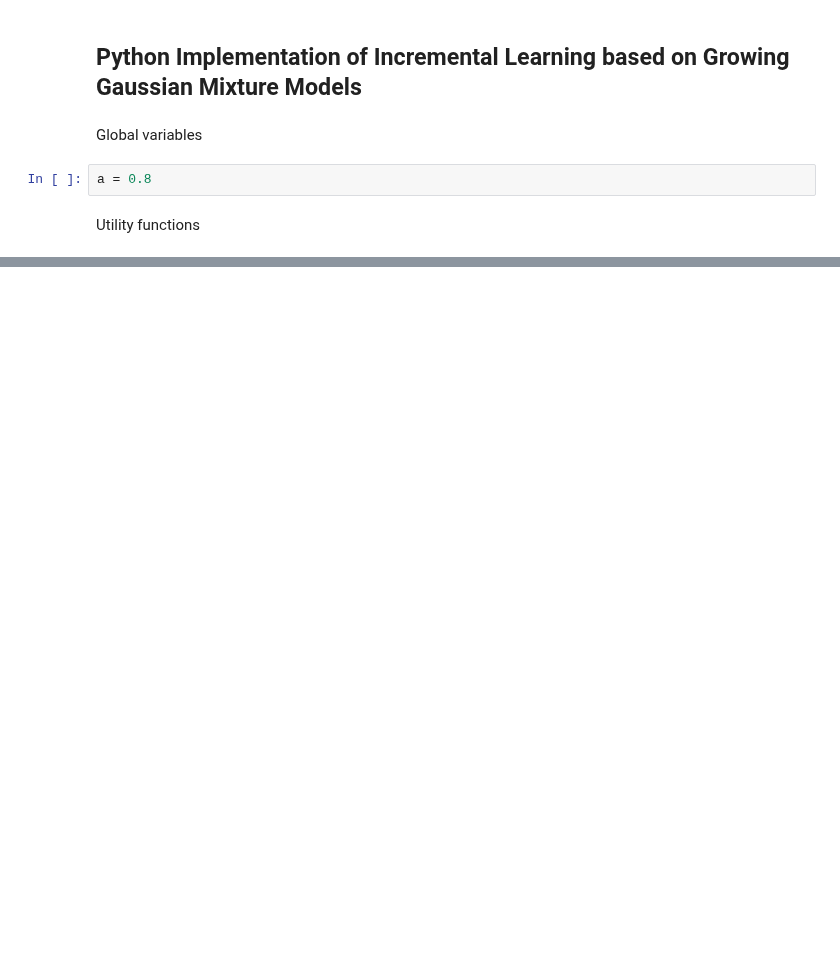
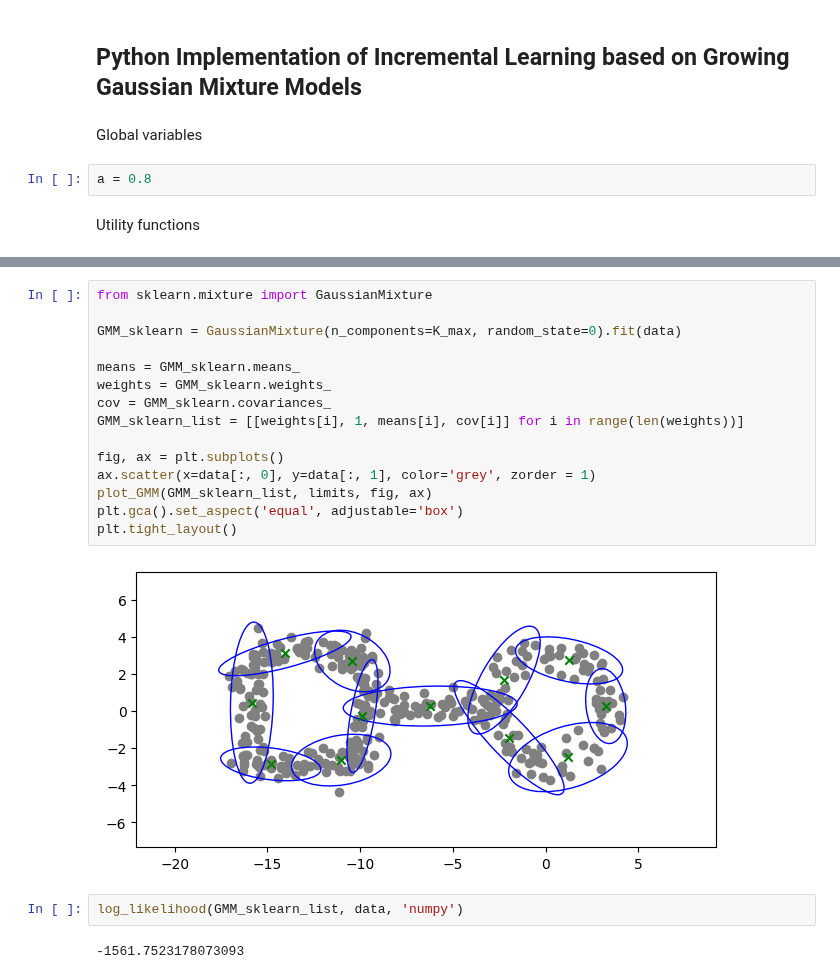
Before and after one commit to Stevan-LS/Online-DaDiL, a Jupyter notebook: Online GMM/Online_GMM_v2_torch.ipynb, the cells around one changed output, grey strips where cells are left out. Saved outputs shown, nothing was run; the diff lists cells and outputs as text; blank space fills up the shorter version.

```diff
--- a/Online GMM/Online_GMM_v2_torch.ipynb
+++ b/Online GMM/Online_GMM_v2_torch.ipynb
@@ -288,0 +308,21 @@ plt.tight_layout()
+# %%
+from sklearn.mixture import GaussianMixture
+
+GMM_sklearn = GaussianMixture(n_components=K_max, random_state=0).fit(data)
+
+means = GMM_sklearn.means_
+weights = GMM_sklearn.weights_
+cov = GMM_sklearn.covariances_
+GMM_sklearn_list = [[weights[i], 1, means[i], cov[i]] for i in range(len(weights))]
+
+fig, ax = plt.subplots()
+ax.scatter(x=data[:, 0], y=data[:, 1], color='grey', zorder = 1)
+plot_GMM(GMM_sklearn_list, limits, fig, ax)
+plt.gca().set_aspect('equal', adjustable='box')
+plt.tight_layout()
+# %% [output]
+[figure, added]
+# %%
+log_likelihood(GMM_sklearn_list, data, 'numpy')
+# %% [output]
+-1561.7523178073093
```
Also changed, not shown: parts of 6 cells of this notebook, 3 other files.
